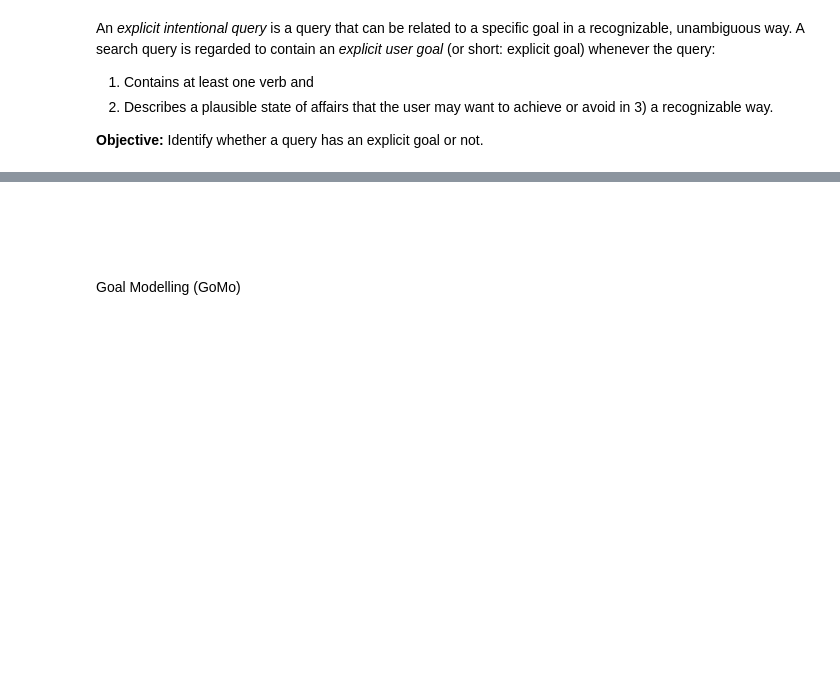
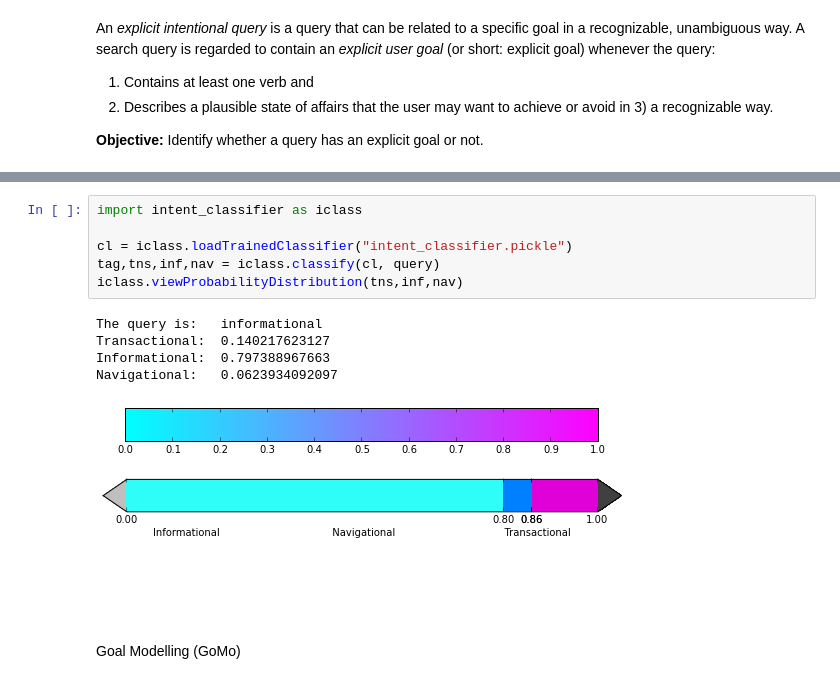
Before and after one commit to ljsou/QueryAnalyzer, a Jupyter notebook: QueryAnalyzer.ipynb, the cells around one changed output, grey strips where cells are left out. Cells and saved outputs as stored; diff of their text form; blank space fills up the shorter version.

```diff
--- a/QueryAnalyzer.ipynb
+++ b/QueryAnalyzer.ipynb
@@ -34,3 +34,15 @@ This sentence is about: change, profile, aol
+# %%
+import intent_classifier as iclass
+
+cl = iclass.loadTrainedClassifier("intent_classifier.pickle")
+tag,tns,inf,nav = iclass.classify(cl, query)
+iclass.viewProbabilityDistribution(tns,inf,nav)
+# %% [output]
+The query is:   informational
+Transactional:  0.140217623127
+Informational:  0.797388967663
+Navigational:   0.0623934092097
+[figure, added]
 # %% [markdown]
 # <br />
 Goal Modelling (GoMo)
```
Also changed, not shown: parts of 1 cell of this notebook, 23 other files.
